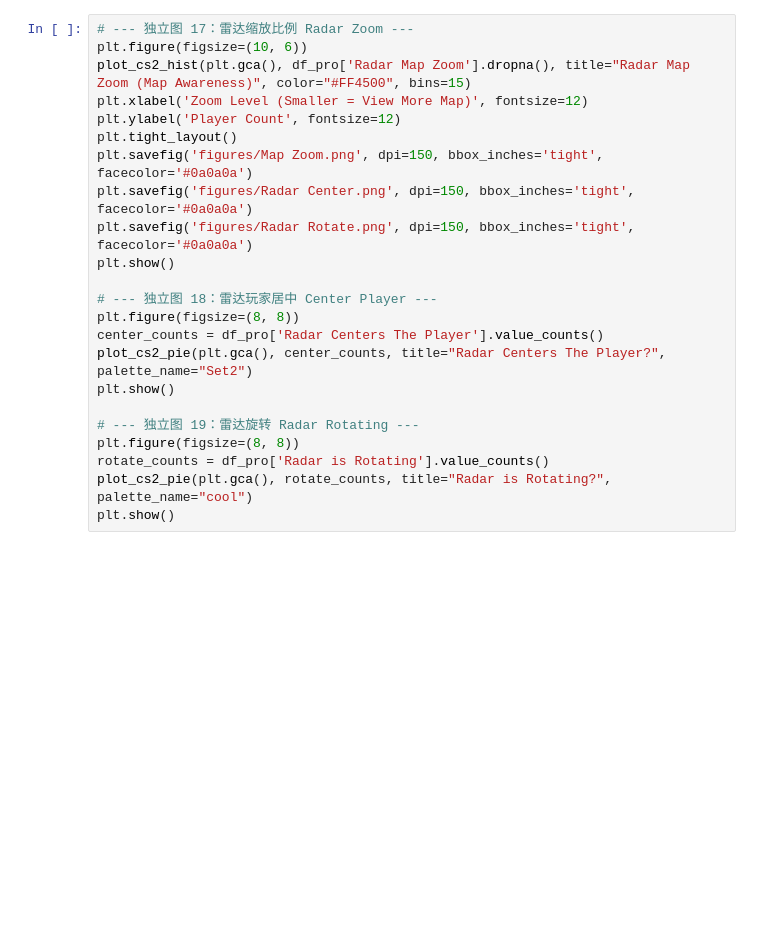
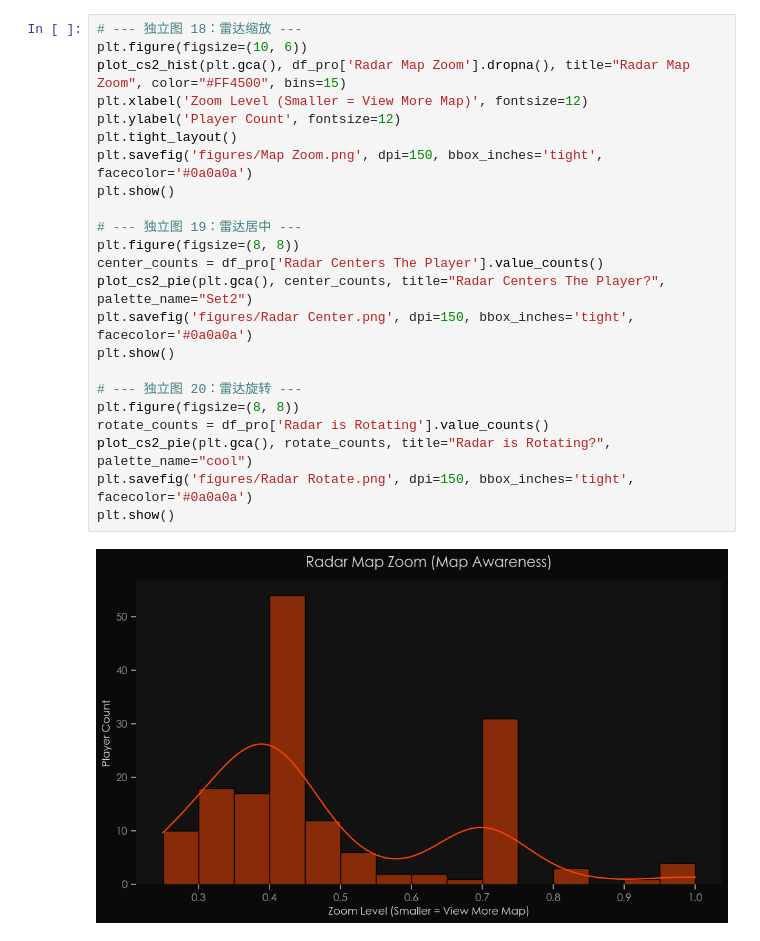
Before and after one commit to Starfie1d1272/CS2-Pro-Settings, a Jupyter notebook: 03_final_report.ipynb, the cells around one changed output. Cells and saved outputs as stored; diff of their text form; blank space fills up the shorter version.

```diff
--- a/03_final_report.ipynb
+++ b/03_final_report.ipynb
@@ -339,23 +355,25 @@ plt.show()
 # %%
-# --- 独立图 17：雷达缩放比例 Radar Zoom ---
+# --- 独立图 18：雷达缩放 ---
 plt.figure(figsize=(10, 6))
-plot_cs2_hist(plt.gca(), df_pro['Radar Map Zoom'].dropna(), title="Radar Map Zoom (Map Awareness)", color="#FF4500", bins=15)
+plot_cs2_hist(plt.gca(), df_pro['Radar Map Zoom'].dropna(), title="Radar Map Zoom", color="#FF4500", bins=15)
 plt.xlabel('Zoom Level (Smaller = View More Map)', fontsize=12)
 plt.ylabel('Player Count', fontsize=12)
 plt.tight_layout()
 plt.savefig('figures/Map Zoom.png', dpi=150, bbox_inches='tight', facecolor='#0a0a0a')
-plt.savefig('figures/Radar Center.png', dpi=150, bbox_inches='tight', facecolor='#0a0a0a')
-plt.savefig('figures/Radar Rotate.png', dpi=150, bbox_inches='tight', facecolor='#0a0a0a')
 plt.show()
 
-# --- 独立图 18：雷达玩家居中 Center Player ---
+# --- 独立图 19：雷达居中 ---
 plt.figure(figsize=(8, 8))
 center_counts = df_pro['Radar Centers The Player'].value_counts()
 plot_cs2_pie(plt.gca(), center_counts, title="Radar Centers The Player?", palette_name="Set2")
+plt.savefig('figures/Radar Center.png', dpi=150, bbox_inches='tight', facecolor='#0a0a0a')
 plt.show()
 
-# --- 独立图 19：雷达旋转 Radar Rotating ---
+# --- 独立图 20：雷达旋转 ---
 plt.figure(figsize=(8, 8))
 rotate_counts = df_pro['Radar is Rotating'].value_counts()
 plot_cs2_pie(plt.gca(), rotate_counts, title="Radar is Rotating?", palette_name="cool")
+plt.savefig('figures/Radar Rotate.png', dpi=150, bbox_inches='tight', facecolor='#0a0a0a')
 plt.show()
+# %% [output]
+[figure, added]
```
Also changed, not shown: parts of 9 cells of this notebook, 22 other files.
